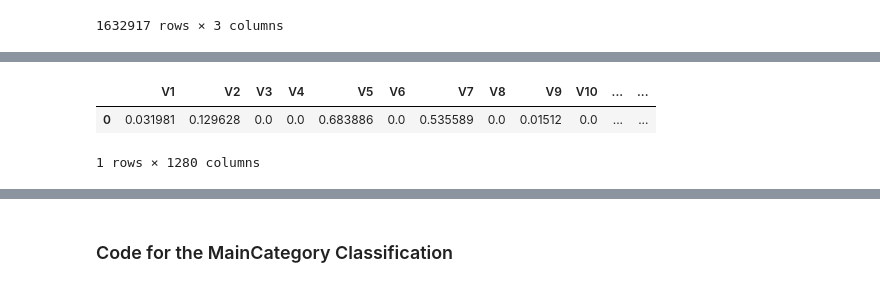
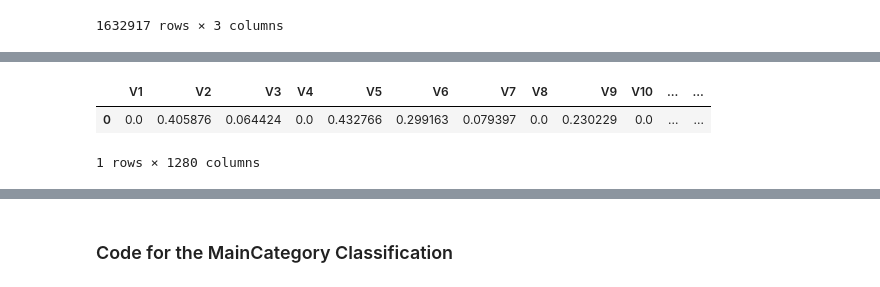
Before and after one commit to SupplyAnalytics/Product_Attribute_Classification, a Jupyter notebook: Classification_Stage_1.ipynb, the cells around one changed output, grey strips where cells are left out. Saved outputs shown, nothing was run; the diff lists cells and outputs as text; code cells hidden in the pictures.

```diff
--- a/Classification_Stage_1.ipynb
+++ b/Classification_Stage_1.ipynb
@@ -741,7 +729,7 @@ def extract_feature_vector(image_path):
     return feature_vector
 
 # Example usage
-image_path = r"C:\Users\Admin\Attribute_Classification\Product_Attribute_Classification\Image_Vectorization\Image_16.jpeg"
+image_path = r"C:\Users\Admin\Attribute_Classification\Product_Attribute_Classification\Image_Vectorization\Image_24.jpeg"
 feature_vector = extract_feature_vector(image_path)
 image_vector_df = pd.DataFrame(feature_vector)
 image_vector_df.columns = [f"V{i+1}" for i in range (image_vector_df.shape[1])]
@@ -752,5 +740,5 @@ WARNING:tensorflow:`input_shape` is undefined or non-square, or `rows` is not in
 |  | V1 | V2 | V3 | V4 | V5 | V6 | V7 | V8 | V9 | V10 | ... | ... |
-| 0 | 0.031981 | 0.129628 | 0.0 | 0.0 | 0.683886 | 0.0 | 0.535589 | 0.0 | 0.01512 | 0.0 | ... | ... |
+| 0 | 0.0 | 0.405876 | 0.064424 | 0.0 | 0.432766 | 0.299163 | 0.079397 | 0.0 | 0.230229 | 0.0 | ... | ... |
 1 rows × 1280 columns
 # %%
 y_pred_1 = sgd_clf.predict(image_vector_df)
```
Also changed, not shown: parts of 38 cells of this notebook, 9 other files.
